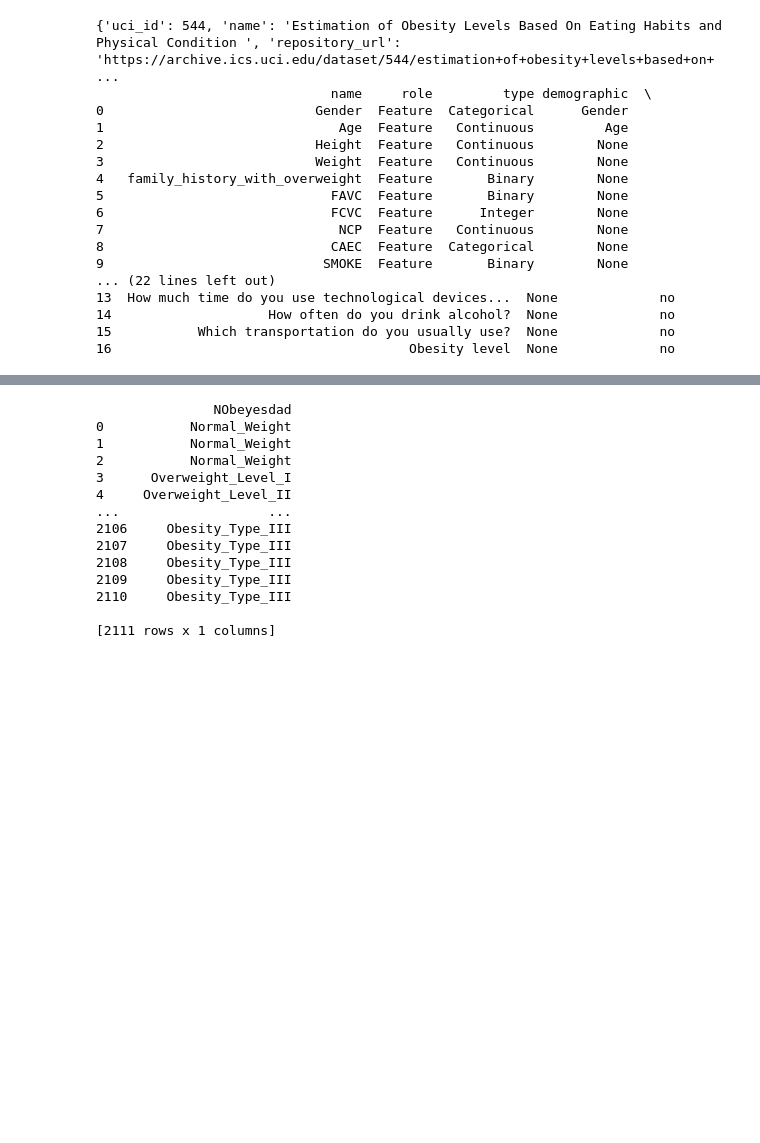
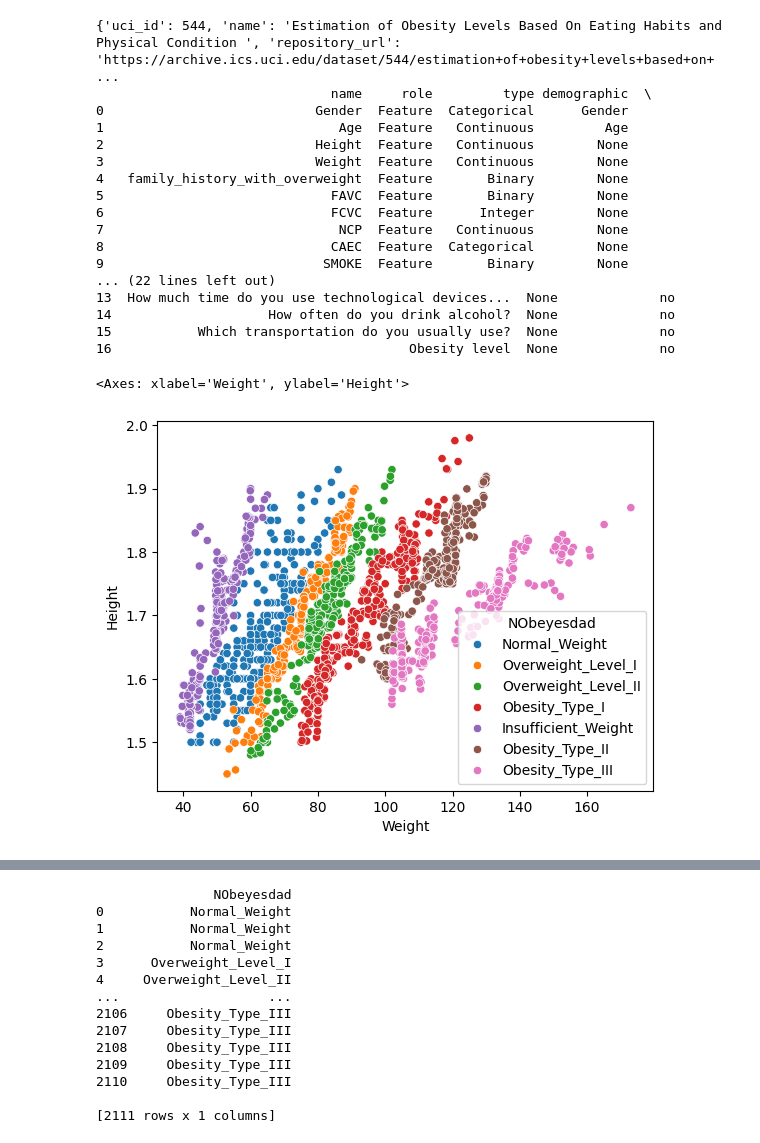
Before and after one commit to purplefunke/Taller_final, a Jupyter notebook: ML_Final/Final.ipynb, the cells around one changed output, grey strips where cells are left out. Cells and saved outputs as stored; diff of their text form; code cells hidden in the pictures; blank space fills up the shorter version.

```diff
--- a/ML_Final/Final.ipynb
+++ b/ML_Final/Final.ipynb
@@ -34,3 +34,11 @@ print(estimation_of_obesity_levels_based_on_eating_habits_and_physical_condition
 # %%
 # Lets change the name to work better
 dataset=estimation_of_obesity_levels_based_on_eating_habits_and_physical_condition
+# %%
+# Traigo la  grafica de los grupos
+
+import seaborn as sns
+sns.scatterplot(data_source,x='Weight',y='Height',hue='NObeyesdad')
+# %% [output]
+<Axes: xlabel='Weight', ylabel='Height'>
+[figure, added]
```
Also changed, not shown: parts of 6 cells of this notebook.
